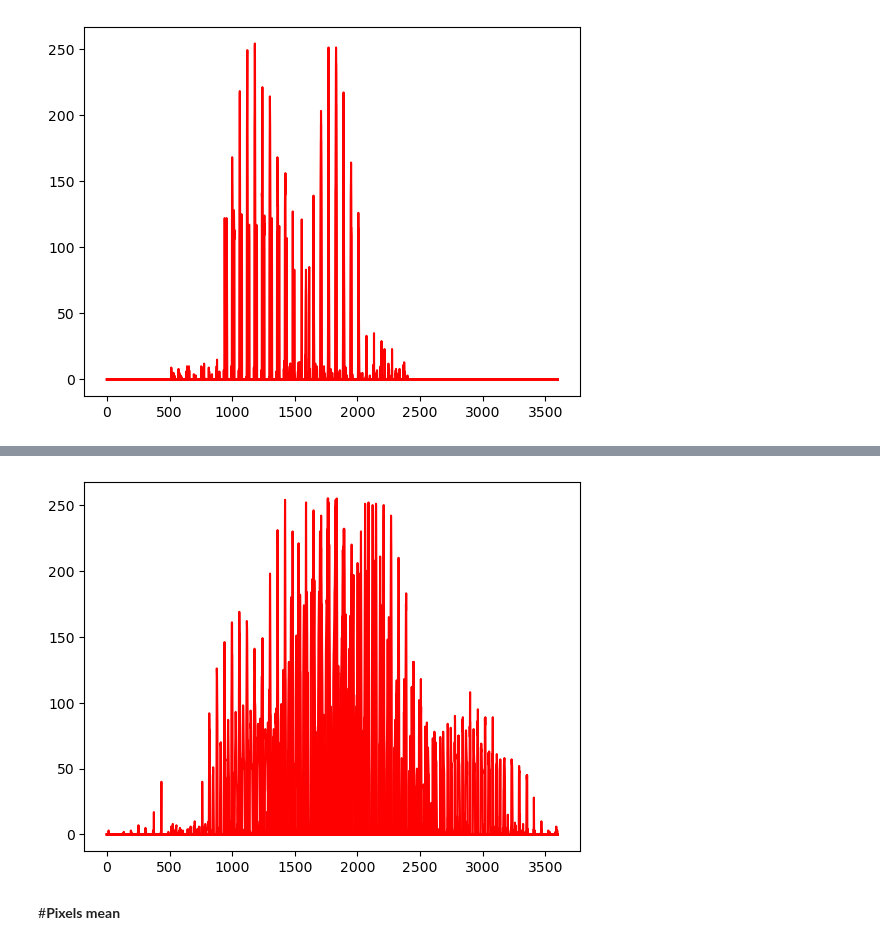
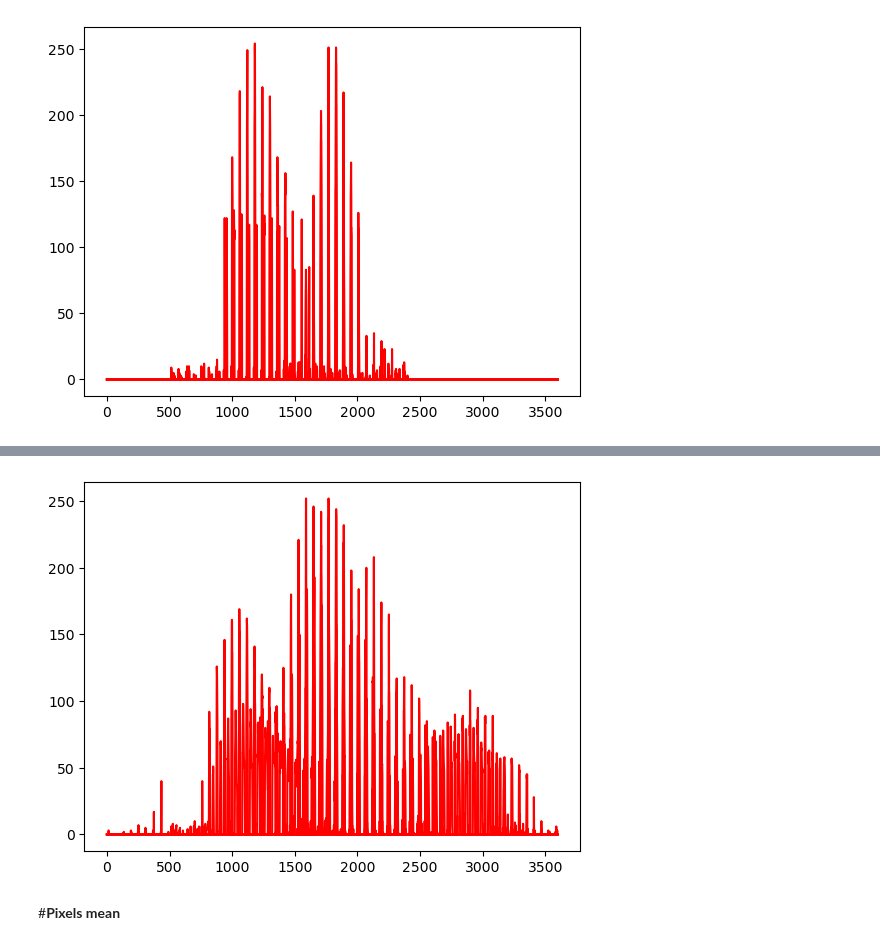
Before and after one commit to FaridRash/DATA-MINING-MACHINE-LEARNING-semester-2-, a Jupyter notebook: The Final Project/Notebooks/Farid/Farid_CNN_linux.ipynb, the cells around one changed output, grey strips where cells are left out. Drawn from its saved outputs; the diff is of its cells as text; code cells hidden in the pictures.

```diff
--- a/The Final Project/Notebooks/Farid/Farid_CNN_linux.ipynb
+++ b/The Final Project/Notebooks/Farid/Farid_CNN_linux.ipynb
@@ -360,7 +360,7 @@ plt.show();
 # %% [output]
 [figure]
 # %%
-for i in range(10):
+for i in range(5):
     plt.plot(class_1_flatten[i], color='red')
 
 plt.show();
@@ -369,10 +369,10 @@ plt.show();
 # %%
-for i in range(10):
+for i in range(5):
     plt.plot(class_2_flatten[i], color='red')
 
 plt.show();
 # %% [output]
-[figure, old version]
+[figure, new version]
 # %% [markdown]
 #**Pixels mean**
 # %%
```
Also changed, not shown: parts of 17 cells of this notebook.
